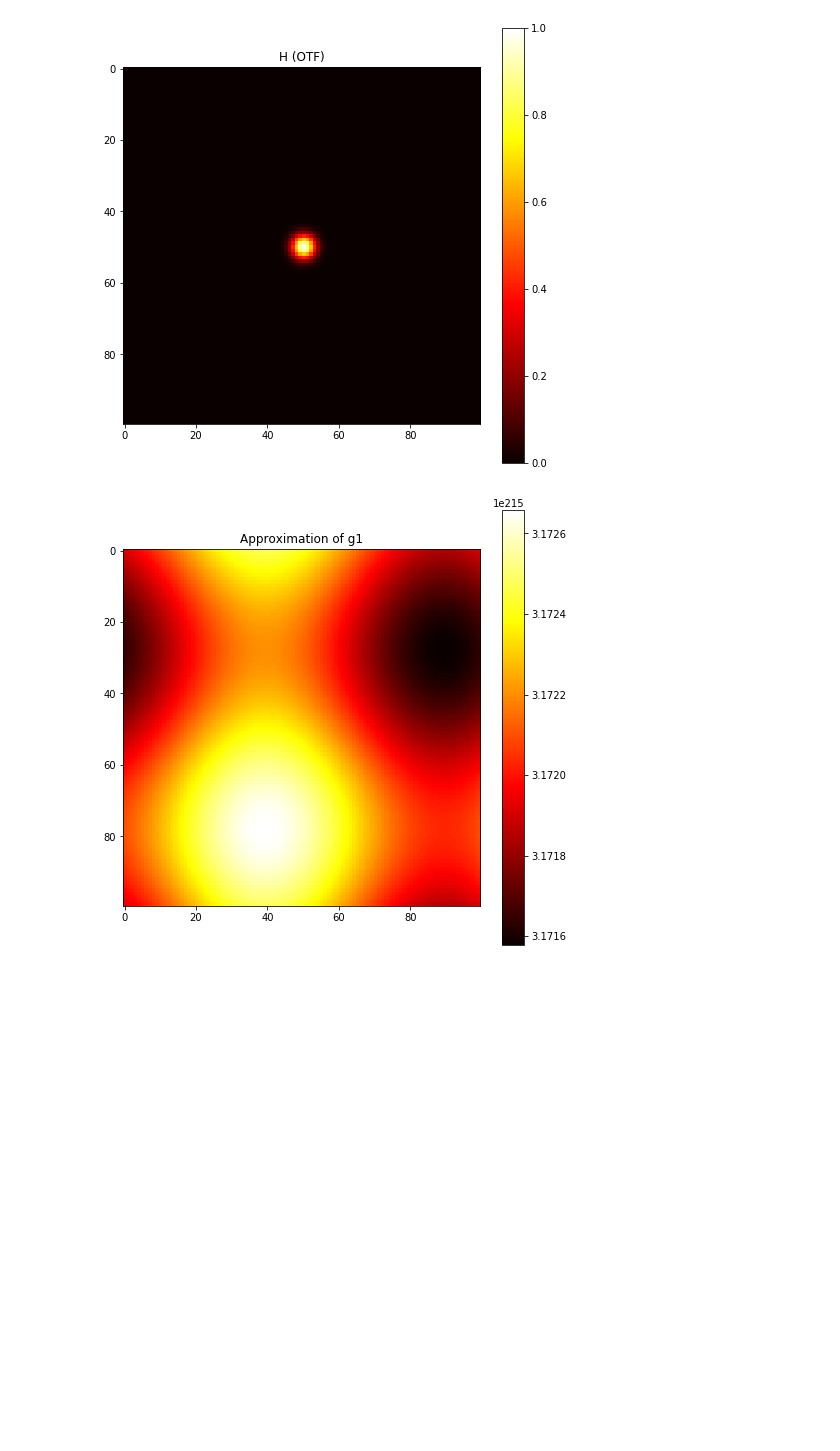
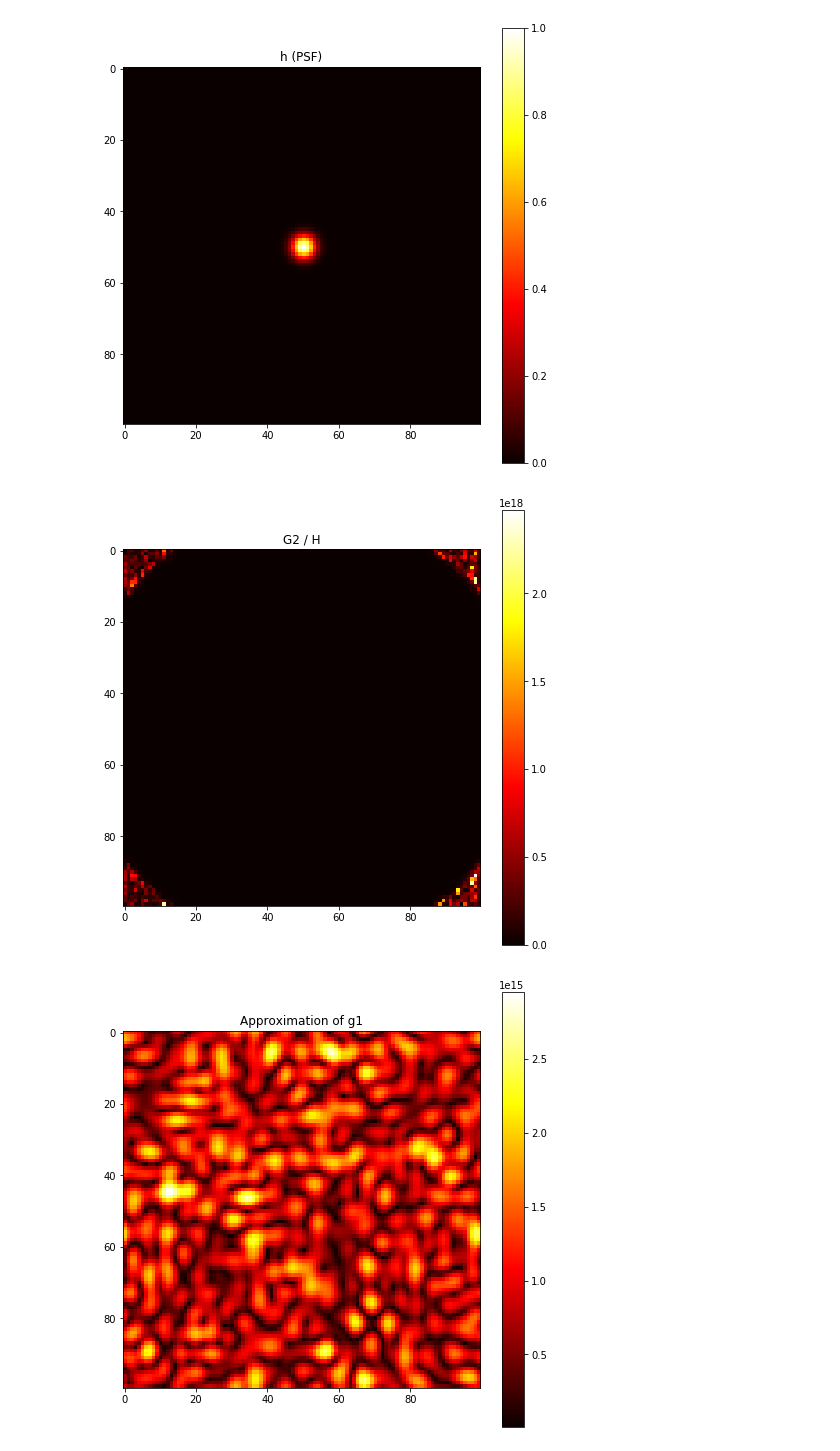
Before and after one commit to cliulinnaeus/AtomDetection, a Jupyter notebook: preprocessing/deconv_test2.ipynb, the cells around one changed output. Drawn from its saved outputs; the diff is of its cells as text; code cells hidden in the pictures; blank space fills up the shorter version.

```diff
--- a/preprocessing/deconv_test2.ipynb
+++ b/preprocessing/deconv_test2.ipynb
@@ -152,10 +176,10 @@ plt.show()
 # %%
 x = y = np.linspace(0, img_size-1, img_size)
 xgrid, ygrid = np.meshgrid(x, y)
-H = gaussian(xgrid, ygrid, img_size//2, img_size//2, simulator.variance)
+h = gaussian(xgrid, ygrid, img_size//2, img_size//2, simulator.variance)
 
 plt.figure(figsize=(8,8))
-plt.title("H (OTF)")
+plt.title("h (PSF)")
 plt.imshow(kernel, cmap='hot')
 plt.colorbar()
 plt.show()
@@ -163,12 +187,19 @@ plt.show()
 [figure]
 # %%
 
+H = np.fft.fftshift(np.fft.fft2(h))
+plt.figure(figsize=(8,8))
+plt.title("G2 / H")
+plt.imshow(np.abs(G2 / H), cmap='hot')
+plt.colorbar()
+plt.show()
 g1_approx = np.fft.ifft2(G2 / H)
 plt.figure(figsize=(8,8))
 plt.title("Approximation of g1")
 plt.imshow(np.abs(g1_approx), cmap='hot')
 plt.colorbar()
 plt.show()
 # %% [output]
-[figure, old version]
+[figure, new version]
+[figure, added]
 # %% [markdown]
```
Also changed, not shown: parts of 19 cells of this notebook.
